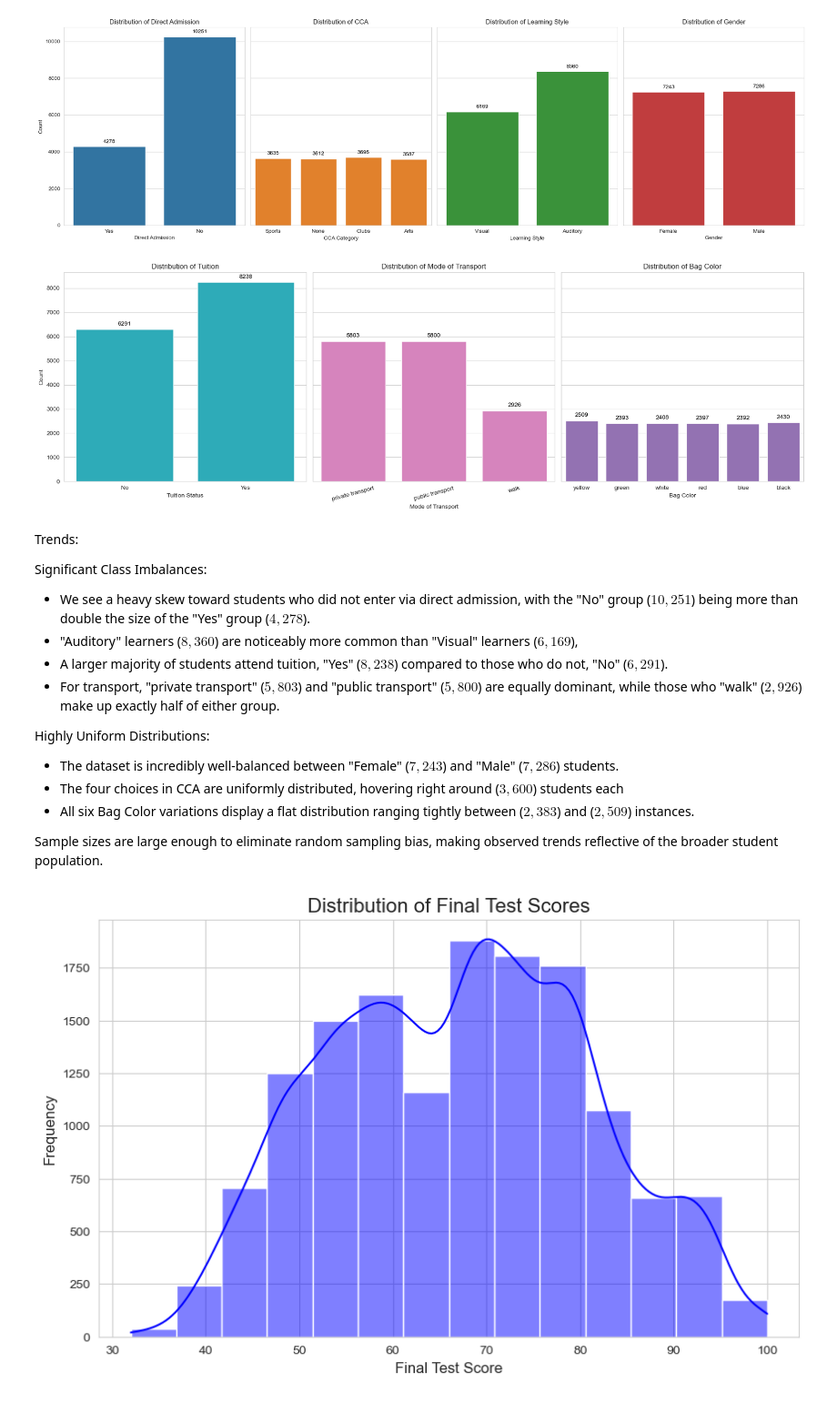
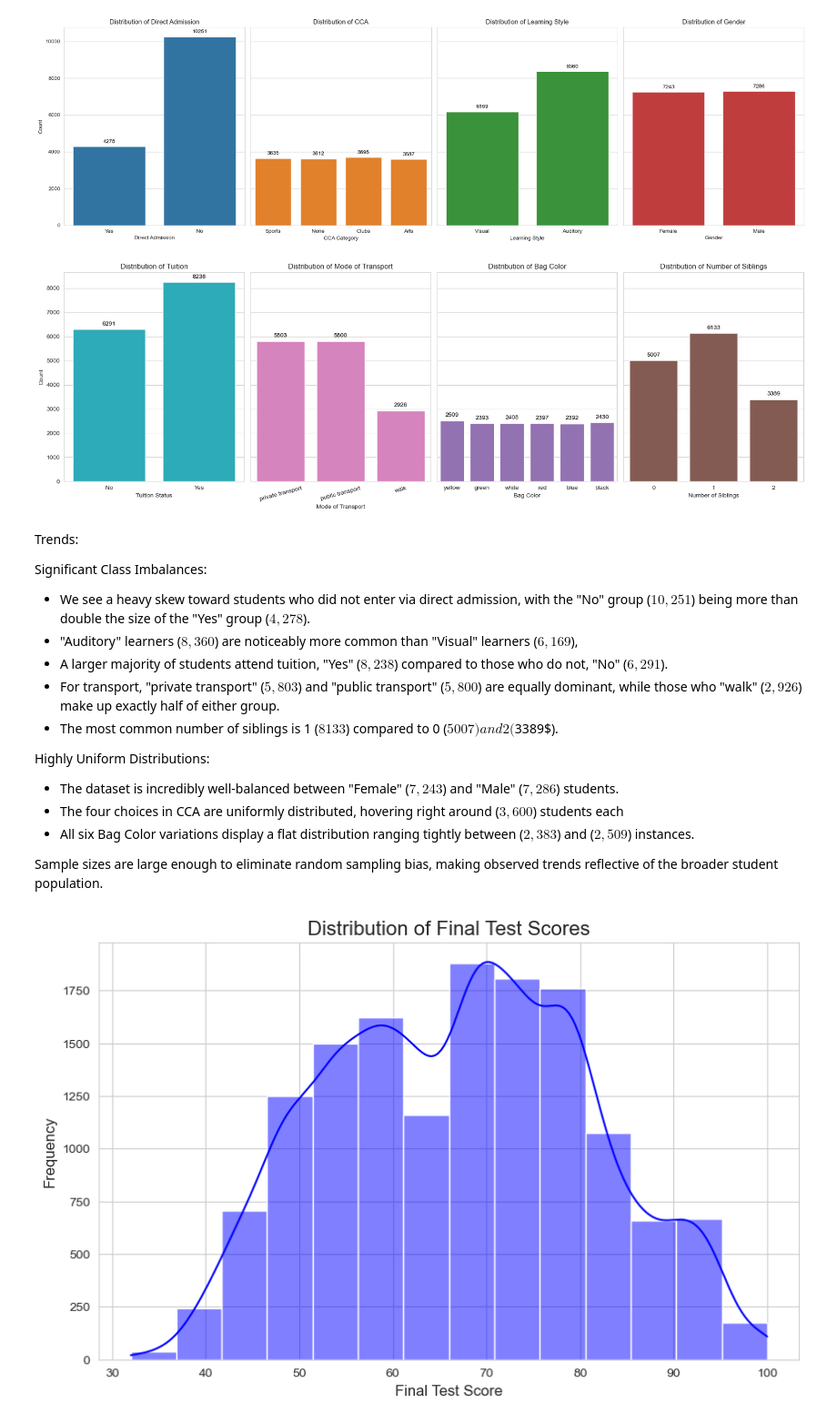
Before and after one commit to weirenong/aiap_mod3_chap7_self_practice, a Jupyter notebook: eda.ipynb, the cells around one changed output. Shown at 91% size. Saved outputs shown, nothing was run; the diff lists cells and outputs as text; code cells hidden in the pictures.

Commit message:
Adding number of siblings to categorical feature analysis for bar chart and box plot for eda.ipynb

```diff
--- a/eda.ipynb
+++ b/eda.ipynb
@@ -245,39 +245,45 @@ plt.show()
 sns.set_style('whitegrid')
 
 # Create figure
-fig, axes = plt.subplots(1, 3, figsize=(18, 6), sharey=True)
+fig, axes = plt.subplots(1, 4, figsize=(18, 6), sharey=True)
 
 # Tuition Count
 plot5 = sns.countplot(data=df_cleaned, x="tuition", ax=axes[0], color="tab:cyan")
 axes[0].set_title("Distribution of Tuition", fontsize=12)
 axes[0].set_xlabel("Tuition Status")
 axes[0].set_ylabel("Count")
 
 # Mode of Transport Count
 plot6 = sns.countplot(data=df_cleaned, x="mode_of_transport", ax=axes[1], color="tab:pink")
 axes[1].set_title("Distribution of Mode of Transport", fontsize=12)
 axes[1].set_xlabel("Mode of Transport")
 axes[1].set_ylabel("")
 axes[1].tick_params(axis='x', rotation=15) # Slight tilt if text labels overlap
 
 # Bag Color Count
 plot7 = sns.countplot(data=df_cleaned, x="bag_color", ax=axes[2], color="tab:purple")
 axes[2].set_title("Distribution of Bag Color", fontsize=12)
 axes[2].set_xlabel("Bag Color")
 axes[2].set_ylabel("")
 
+# Number of Siblings Count
+plot4 = sns.countplot(data=df_cleaned, x="number_of_siblings", ax=axes[3], color="tab:brown")
+axes[3].set_title("Distribution of Number of Siblings", fontsize=12)
+axes[3].set_xlabel("Number of Siblings")
+axes[3].set_ylabel("")
+
 # Add annotations to all subplots
 for ax in axes:
     for p in ax.patches:
         count = int(p.get_height())
         ax.annotate(f'{count}', (p.get_x() + p.get_width() / 2., p.get_height()),
                     ha='center', va='center', fontsize=10, color='black', xytext=(0, 9),
                     textcoords='offset points')
 
 plt.tight_layout()
 plt.show()
 # %% [output]
-[figure, old version]
+[figure, new version]
 # %% [markdown]
 Trends:
 
@@ -286,6 +292,7 @@ Significant Class Imbalances:
 * "Auditory" learners ($8,360$) are noticeably more common than "Visual" learners ($6,169$),
 * A larger majority of students attend tuition, "Yes" ($8,238$) compared to those who do not, "No" ($6,291$).
 * For transport, "private transport" ($5,803$) and "public transport" ($5,800$) are equally dominant, while those who "walk" ($2,926$) make up exactly half of either group.
+* The most common number of siblings is 1 ($8133$) compared to 0 ($5007) and 2 ($3389$).
 
 Highly Uniform Distributions:
 * The dataset is incredibly well-balanced between "Female" ($7,243$) and "Male" ($7,286$) students.
```
Also changed, not shown: parts of 2 cells of this notebook.
